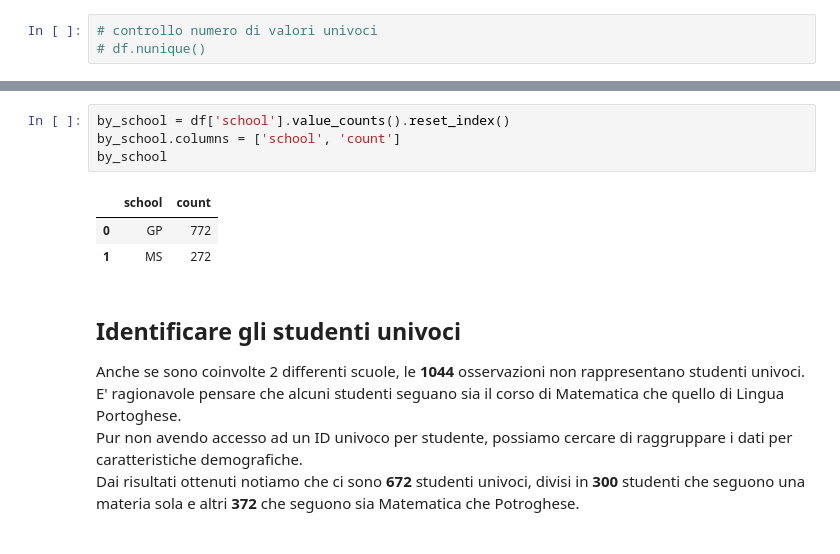
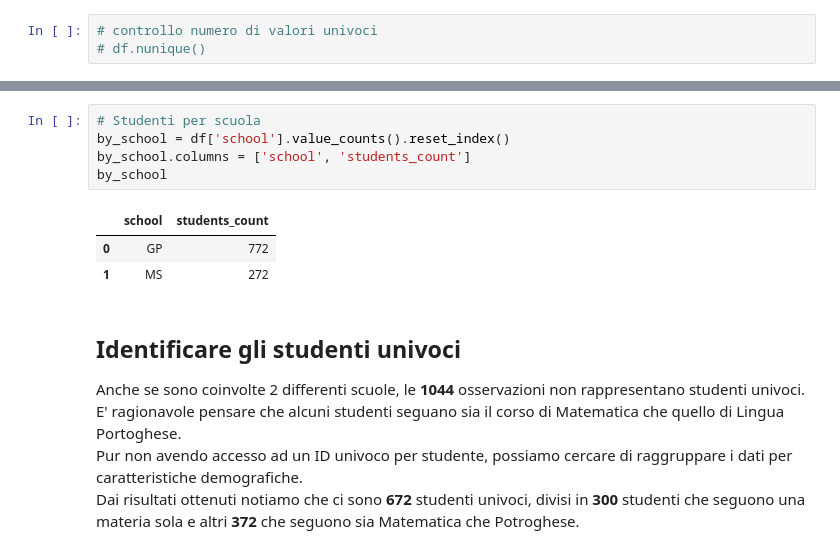
Before and after one commit to aleksandarstojkovski/SUPSI_Machine_Learning, a Jupyter notebook: students.ipynb, the cells around one changed output, grey strips where cells are left out. Drawn from its saved outputs; the diff is of its cells as text.

```diff
--- a/students.ipynb
+++ b/students.ipynb
@@ -190,9 +173,10 @@ plt.show()
 # %%
+# Studenti per scuola
 by_school = df['school'].value_counts().reset_index()
-by_school.columns = ['school', 'count']
+by_school.columns = ['school', 'students_count']
 by_school
 # %% [output]
-|  | school | count |
+|  | school | students_count |
 | 0 | GP | 772 |
 | 1 | MS | 272 |
 # %% [markdown]
```
Also changed, not shown: parts of 15 cells of this notebook.
